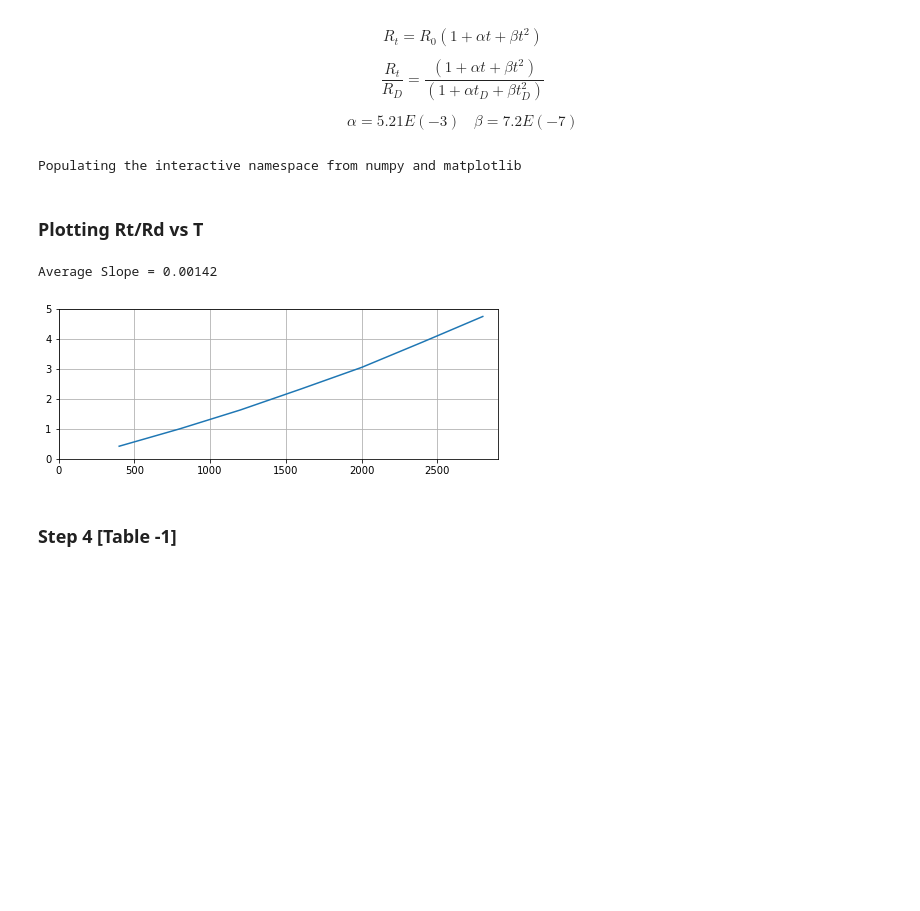
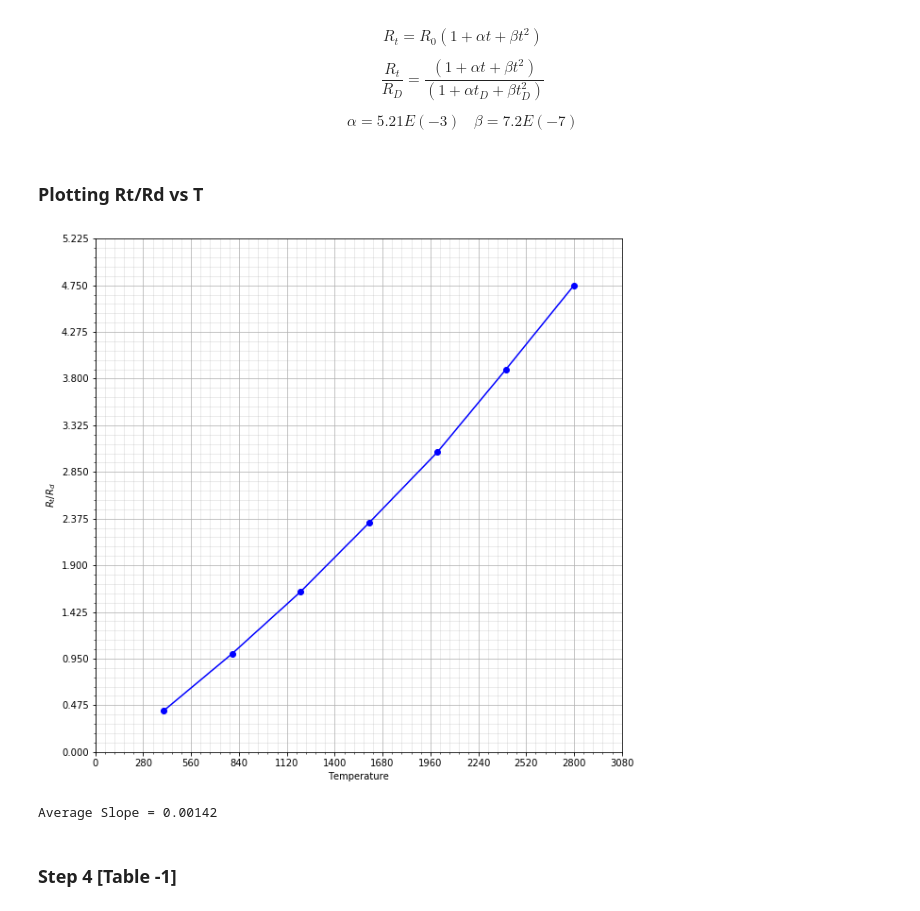
Before and after one commit to joydeep1701/GCETTS, a Jupyter notebook: PH391/Stefans Law.ipynb, the cells around one changed output. Drawn from its saved outputs; the diff is of its cells as text; code cells hidden in the pictures; blank space fills up the shorter version.

```diff
--- a/PH391/Stefans Law.ipynb
+++ b/PH391/Stefans Law.ipynb
@@ -12,13 +12,3 @@ $$R_t = R_0(1+\alpha t+\beta t^2)$$
 $$\frac{R_t}{R_D} = \frac{(1+\alpha t+\beta t^2)}{(1+\alpha t_D+\beta t^2_D)}$$
 
 $$\alpha = 5.21E(-3) \ \ \ \ \beta = 7.2E(-7)$$
-# %%
-% pylab inline
-def cm2inch(*tupl):
-    inch = 2.54
-    if isinstance(tupl[0], tuple):
-        return tuple(i/inch for i in tupl[0])
-    else:
-        return tuple(i/inch for i in tupl)
-# %% [output]
-Populating the interactive namespace from numpy and matplotlib
@@ -27,19 +20,16 @@ Populating the interactive namespace from numpy and matplotlib
 # %%
 T = [x*400 for x in range(1,8)]
 Rt_Rd = [0.42,1.00,1.63,2.33,3.05,3.89,4.75]
-figure(figsize=cm2inch(20, 7))
-grid()
-xlim(0,2900)
-ylim(0,5)
-plot(T,Rt_Rd)
+#figure(figsize=cm2inch(20, 7))
+gcetts.plotthecurve(T,Rt_Rd,'Temperature','$R_t/R_d$')
 m = []
 for t,r in zip(T,Rt_Rd):
     m.append(r/t)
 am = sum(m)/len(m)
 print("Average Slope = {:0.5f}".format(am))
 # %% [output]
+[figure, new version]
 Average Slope = 0.00142
-[figure, old version]
 # %% [markdown]
 ### Step 4 [Table -1]
 # %%
```
Also changed, not shown: parts of 2 cells of this notebook, 6 other files.
